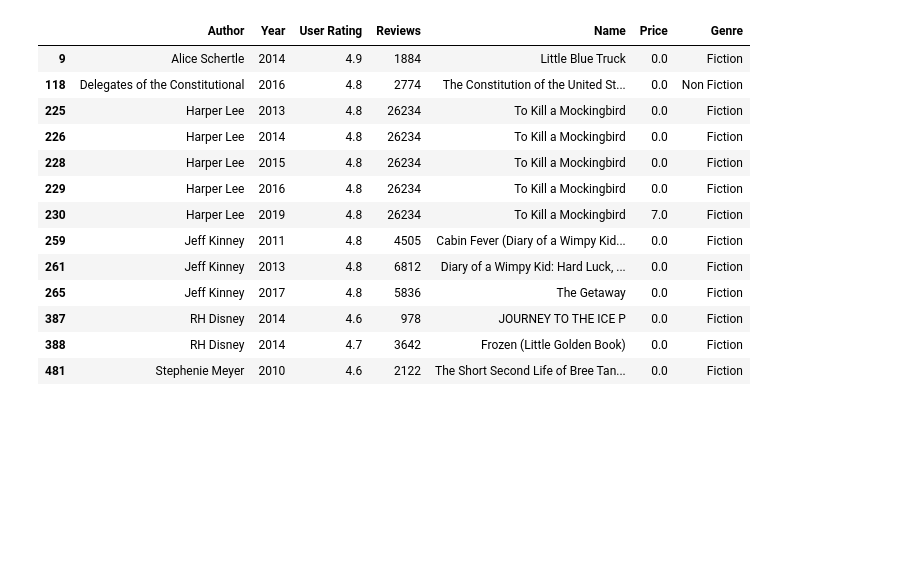
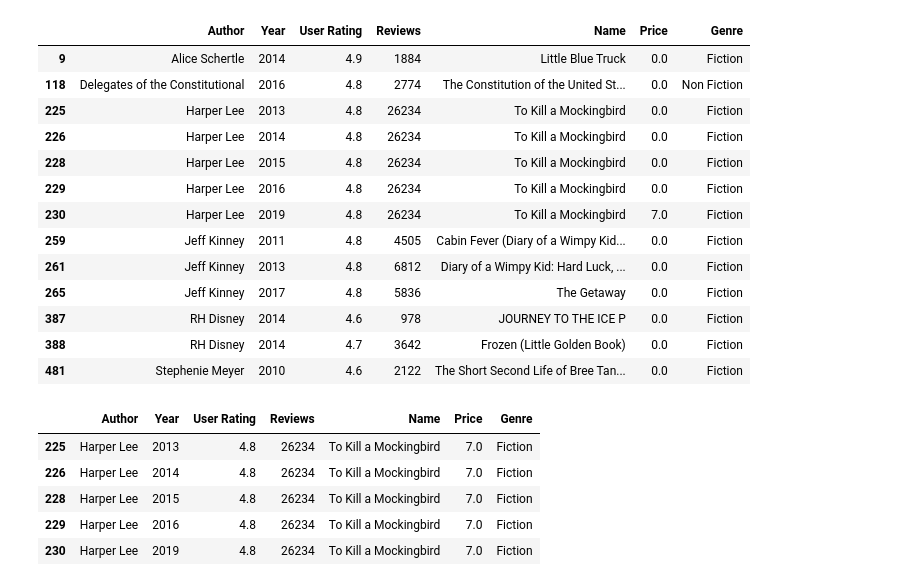
Before and after one commit to co-dex-gmbh/python-data-science-g5, a Jupyter notebook: woche1/amazon_books/notebooks/cleaning.ipynb, the cells around one changed output. Drawn from its saved outputs; the diff is of its cells as text; code cells hidden in the pictures; blank space fills up the shorter version.

```diff
--- a/woche1/amazon_books/notebooks/cleaning.ipynb
+++ b/woche1/amazon_books/notebooks/cleaning.ipynb
@@ -201,3 +201,18 @@ df_unique_names_per_year[df_unique_names_per_year["Name"].isin(free_books["Name"
 | 387 | RH Disney | 2014 | 4.6 | 978 | JOURNEY TO THE ICE P | 0.0 | Fiction |
 | 388 | RH Disney | 2014 | 4.7 | 3642 | Frozen (Little Golden Book) | 0.0 | Fiction |
 | 481 | Stephenie Meyer | 2010 | 4.6 | 2122 | The Short Second Life of Bree Tan... | 0.0 | Fiction |
+# %%
+# Wir passen den Preis von To Kill a Mockingbird an (auf den Preis, welchen wir in der Tabelle ablesen).
+# Die restlichen Bücher mit Preis 0 entfernen wir
+# Wir brauchen hier das .loc, da die Änderung sonst nirgendwo gespeichert wird
+df_unique_names_per_year.loc[df_unique_names_per_year["Name"]
+                         == "To Kill a Mockingbird", "Price"] = 7
+df_unique_names_per_year[df_unique_names_per_year["Name"]
+                         == "To Kill a Mockingbird"]
+# %% [output]
+|  | Author | Year | User Rating | Reviews | Name | Price | Genre |
+| 225 | Harper Lee | 2013 | 4.8 | 26234 | To Kill a Mockingbird | 7.0 | Fiction |
+| 226 | Harper Lee | 2014 | 4.8 | 26234 | To Kill a Mockingbird | 7.0 | Fiction |
+| 228 | Harper Lee | 2015 | 4.8 | 26234 | To Kill a Mockingbird | 7.0 | Fiction |
+| 229 | Harper Lee | 2016 | 4.8 | 26234 | To Kill a Mockingbird | 7.0 | Fiction |
+| 230 | Harper Lee | 2019 | 4.8 | 26234 | To Kill a Mockingbird | 7.0 | Fiction |
```
Also changed, not shown: parts of 2 cells of this notebook, 1 other file.
